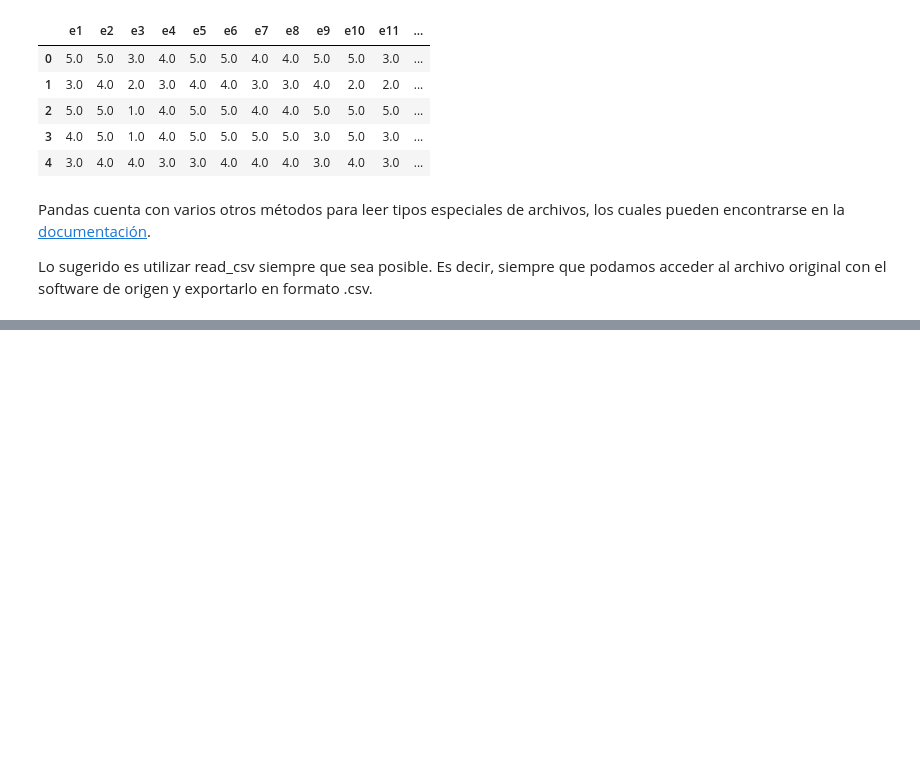
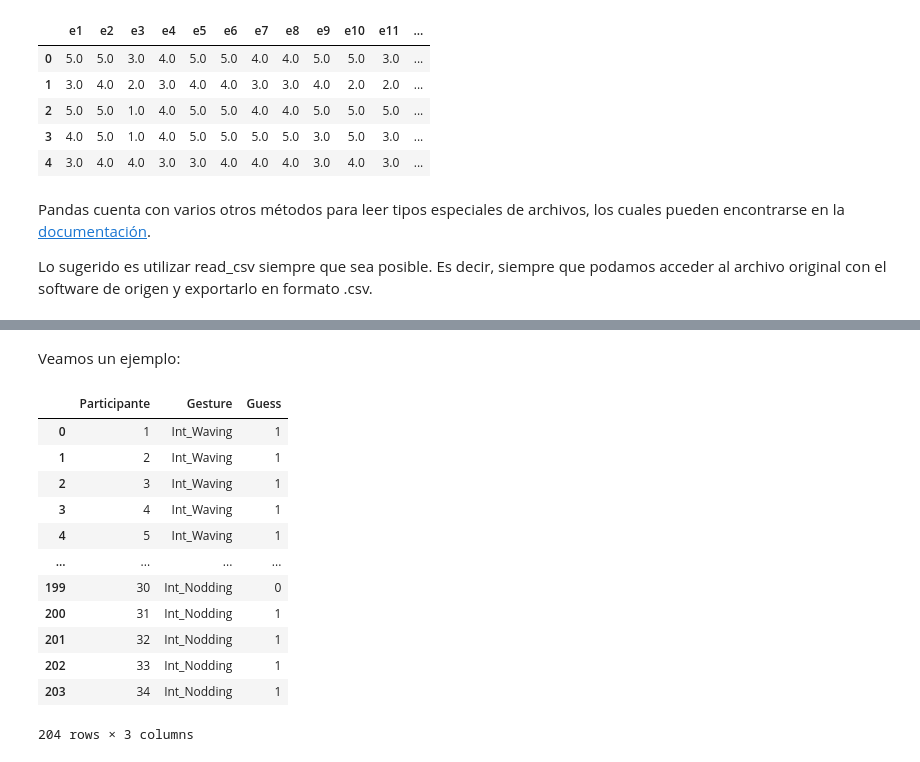
Before and after one commit to renatoparedes/IntroPythonInvestigacionPsicologia, a Jupyter notebook: AnalisisdeDatosCuantitativos/PreprocesamientoDeDatos.ipynb, the cells around one changed output, grey strips where cells are left out. Drawn from its saved outputs; the diff is of its cells as text; code cells hidden in the pictures; blank space fills up the shorter version.

```diff
--- a/AnalisisdeDatosCuantitativos/PreprocesamientoDeDatos.ipynb
+++ b/AnalisisdeDatosCuantitativos/PreprocesamientoDeDatos.ipynb
@@ -343,0 +487,18 @@ Lo sugerido es utilizar read_csv siempre que sea posible. Es decir, siempre que
+# %% [markdown]
+Veamos un ejemplo:
+# %%
+melt_intent
+# %% [output]
+|  | Participante | Gesture | Guess |
+| 0 | 1 | Int_Waving | 1 |
+| 1 | 2 | Int_Waving | 1 |
+| 2 | 3 | Int_Waving | 1 |
+| 3 | 4 | Int_Waving | 1 |
+| 4 | 5 | Int_Waving | 1 |
+| ... | ... | ... | ... |
+| 199 | 30 | Int_Nodding | 0 |
+| 200 | 31 | Int_Nodding | 1 |
+| 201 | 32 | Int_Nodding | 1 |
+| 202 | 33 | Int_Nodding | 1 |
+| 203 | 34 | Int_Nodding | 1 |
+204 rows × 3 columns
```
Also changed, not shown: parts of 26 cells of this notebook, 1 other file.
